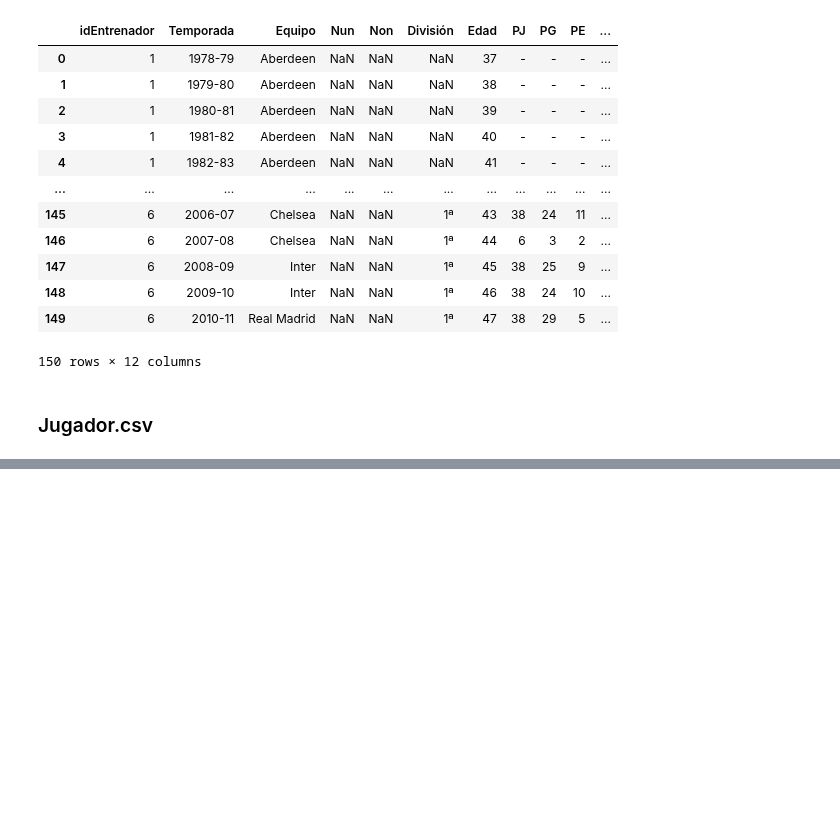
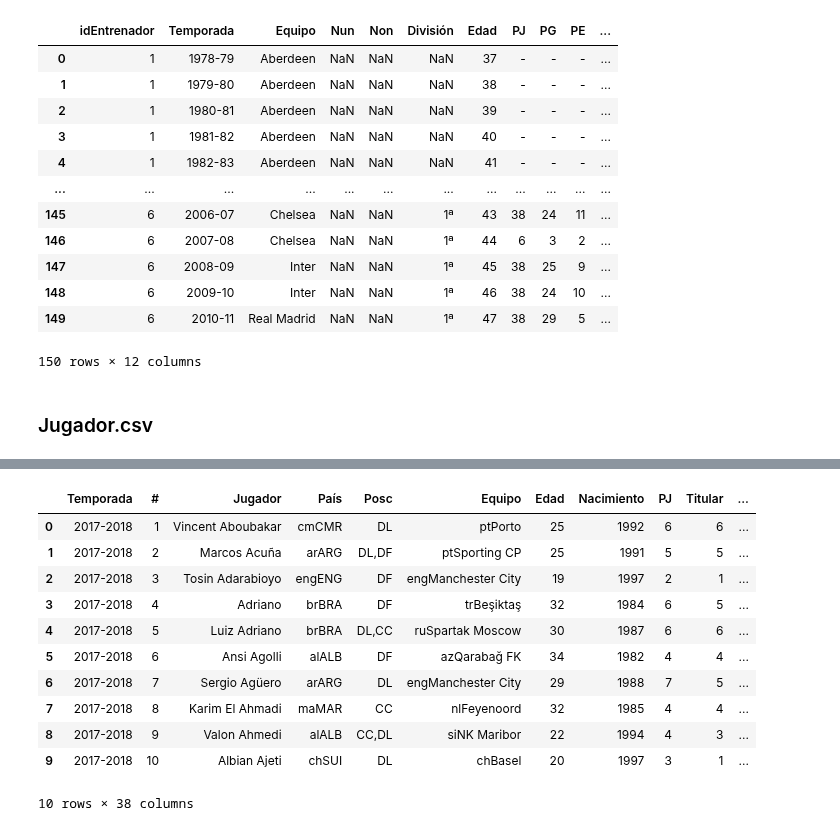
Before and after one commit to crltsnch/Champions_23-24, a Jupyter notebook: preparacion.ipynb, the cells around one changed output, grey strips where cells are left out. Drawn from its saved outputs; the diff is of its cells as text; code cells hidden in the pictures; blank space fills up the shorter version.

```diff
--- a/preparacion.ipynb
+++ b/preparacion.ipynb
@@ -84,0 +112,16 @@ df5
+# %%
+df6 = pd.read_csv('data/jugador2.csv')
+df6.head(10)
+# %% [output]
+|  | Temporada | # | Jugador | País | Posc | Equipo | Edad | Nacimiento | PJ | Titular | ... |
+| 0 | 2017-2018 | 1 | Vincent Aboubakar | cmCMR | DL | ptPorto | 25 | 1992 | 6 | 6 | ... |
+| 1 | 2017-2018 | 2 | Marcos Acuña | arARG | DL,DF | ptSporting CP | 25 | 1991 | 5 | 5 | ... |
+| 2 | 2017-2018 | 3 | Tosin Adarabioyo | engENG | DF | engManchester City | 19 | 1997 | 2 | 1 | ... |
+| 3 | 2017-2018 | 4 | Adriano | brBRA | DF | trBeşiktaş | 32 | 1984 | 6 | 5 | ... |
+| 4 | 2017-2018 | 5 | Luiz Adriano | brBRA | DL,CC | ruSpartak Moscow | 30 | 1987 | 6 | 6 | ... |
+| 5 | 2017-2018 | 6 | Ansi Agolli | alALB | DF | azQarabağ FK | 34 | 1982 | 4 | 4 | ... |
+| 6 | 2017-2018 | 7 | Sergio Agüero | arARG | DL | engManchester City | 29 | 1988 | 7 | 5 | ... |
+| 7 | 2017-2018 | 8 | Karim El Ahmadi | maMAR | CC | nlFeyenoord | 32 | 1985 | 4 | 4 | ... |
+| 8 | 2017-2018 | 9 | Valon Ahmedi | alALB | CC,DL | siNK Maribor | 22 | 1994 | 4 | 3 | ... |
+| 9 | 2017-2018 | 10 | Albian Ajeti | chSUI | DL | chBasel | 20 | 1997 | 3 | 1 | ... |
+10 rows × 38 columns
```
Also changed, not shown: parts of 4 cells of this notebook.
